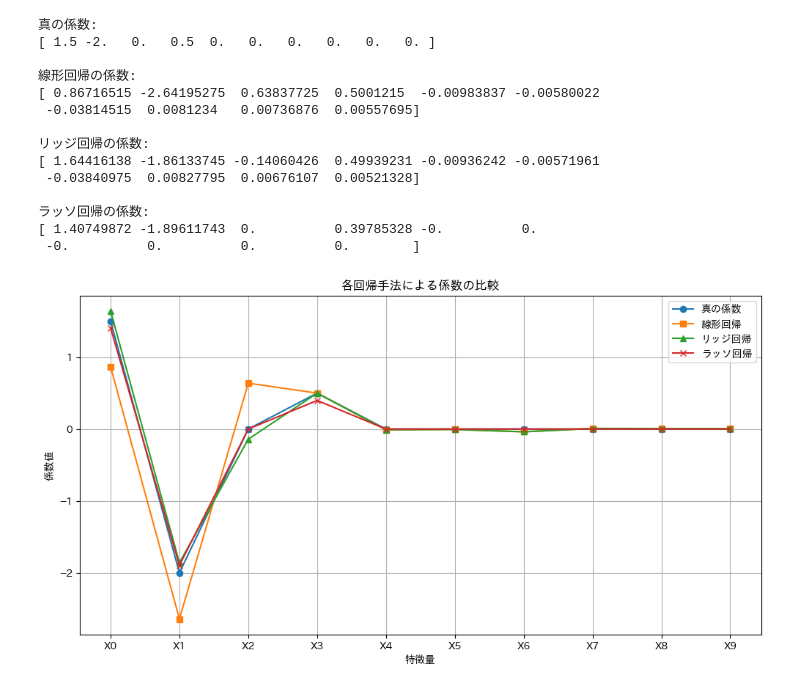
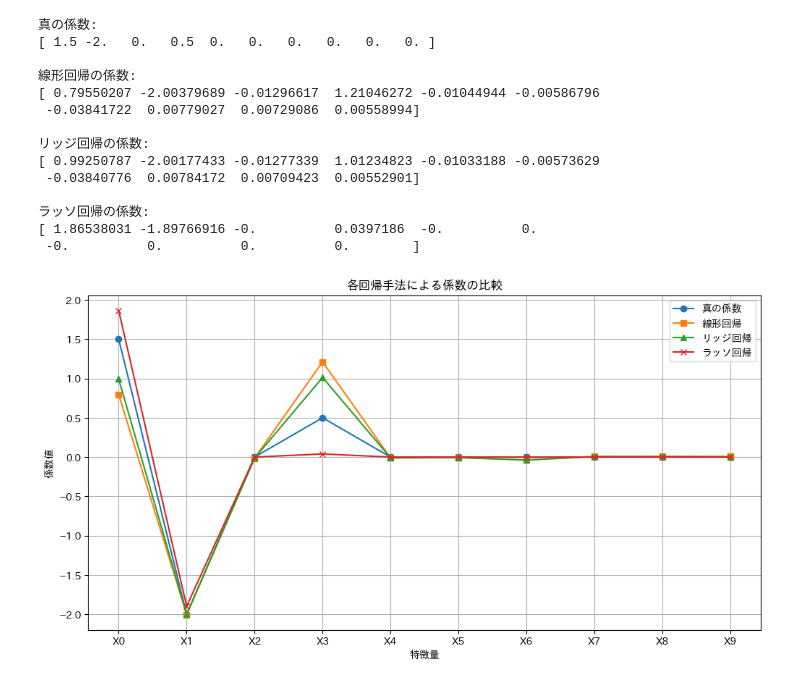
Before and after one commit to 892nske/qiita, a Jupyter notebook: 1_linear_regression/l1vsl2.ipynb, the cells around one changed output. Cells and saved outputs as stored; diff of their text form; code cells hidden in the pictures.

```diff
--- a/1_linear_regression/l1vsl2.ipynb
+++ b/1_linear_regression/l1vsl2.ipynb
@@ -20,8 +20,8 @@ true_coef[3] = 0.5   # X3の係数
 # 説明変数の生成
 X = np.random.randn(n_samples, n_features)
 
-# 多重共線性を導入（X2はX0とX1の和にノイズを加えたもの）
-X[:, 2] = X[:, 0] + X[:, 1] + np.random.normal(0, 0.01, n_samples)
+# 多重共線性を導入（X1はX0にノイズを加えたもの）
+X[:, 3] = X[:, 0]  + np.random.normal(0, 0.01, n_samples)
 
 # 目的変数の生成
 noise = np.random.normal(0, 0.5, n_samples)
@@ -49,36 +49,36 @@ print("\nリッジ回帰の係数:")
 print(ridge.coef_)
 print("\nラッソ回帰の係数:")
 print(lasso.coef_)
 
 # 係数の可視化
 coef_labels = [f'X{i}' for i in range(n_features)]
 x = np.arange(n_features)
 
 plt.figure(figsize=(12, 6))
 plt.plot(x, true_coef, 'o-', label='真の係数')
 plt.plot(x, lr.coef_, 's-', label='線形回帰')
 plt.plot(x, ridge.coef_, '^-', label='リッジ回帰')
 plt.plot(x, lasso.coef_, 'x-', label='ラッソ回帰')
 plt.xticks(x, coef_labels)
 plt.xlabel('特徴量')
 plt.ylabel('係数値')
 plt.title('各回帰手法による係数の比較')
 plt.legend()
 plt.grid(True)
 plt.show()
 # %% [output]
 真の係数:
 [ 1.5 -2.   0.   0.5  0.   0.   0.   0.   0.   0. ]
 
 線形回帰の係数:
-[ 0.86716515 -2.64195275  0.63837725  0.5001215  -0.00983837 -0.00580022
- -0.03814515  0.0081234   0.00736876  0.00557695]
+[ 0.79550207 -2.00379689 -0.01296617  1.21046272 -0.01044944 -0.00586796
+ -0.03841722  0.00779027  0.00729086  0.00558994]
 
 リッジ回帰の係数:
-[ 1.64416138 -1.86133745 -0.14060426  0.49939231 -0.00936242 -0.00571961
- -0.03840975  0.00827795  0.00676107  0.00521328]
+[ 0.99250787 -2.00177433 -0.01277339  1.01234823 -0.01033188 -0.00573629
+ -0.03840776  0.00784172  0.00709423  0.00552901]
 
 ラッソ回帰の係数:
-[ 1.40749872 -1.89611743  0.          0.39785328 -0.          0.
+[ 1.86538031 -1.89766916 -0.          0.0397186  -0.          0.
  -0.          0.          0.          0.        ]
-[figure, old version]
+[figure, new version]
```
